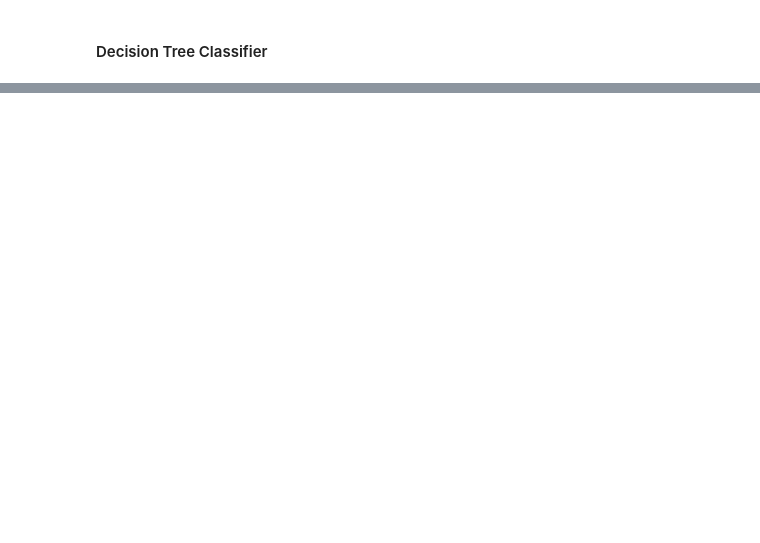
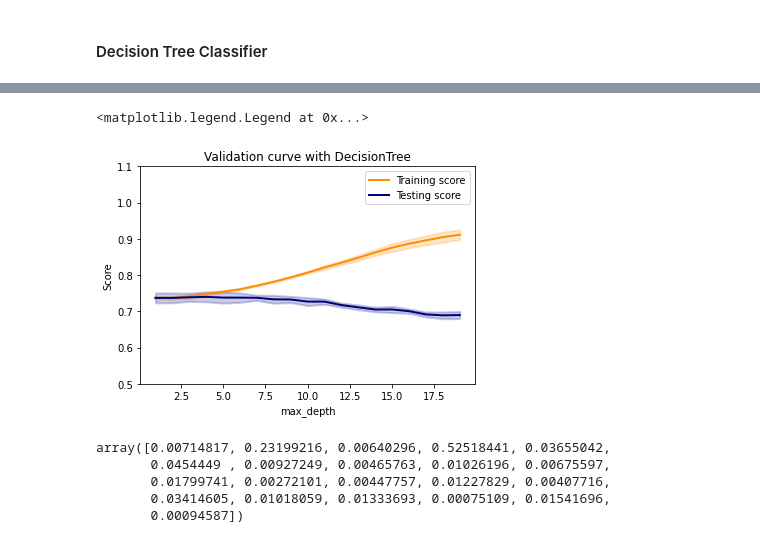
Before and after one commit to sharuhinda/ds_spaceship, a Jupyter notebook: ml_experiments.ipynb, the cells around one changed output, grey strips where cells are left out. Drawn from its saved outputs; the diff is of its cells as text; code cells hidden in the pictures; blank space fills up the shorter version.

```diff
--- a/ml_experiments.ipynb
+++ b/ml_experiments.ipynb
@@ -275,0 +312,50 @@ plt.legend(loc='best')
+# %%
+param_range = [x for x in range(1, 20)]
+train_scores, test_scores = validation_curve(dt_clf_norm, X_total, y_total, param_name='max_depth', param_range=param_range, cv=5)
+train_scores_mean = np.mean(train_scores, axis=1)
+train_scores_std = np.std(train_scores, axis=1)
+test_scores_mean = np.mean(test_scores, axis=1)
+test_scores_std = np.std(test_scores, axis=1)
+# %%
+plt.figure()
+plt.title('Validation curve with DecisionTree')
+plt.xlabel('max_depth')
+plt.ylabel('Score')
+plt.ylim(0.5, 1.1)
+
+plt.plot(
+    param_range,
+    train_scores_mean,
+    label='Training score',
+    color='darkorange', linewidth=2
+)
+plt.fill_between(
+    param_range,
+    train_scores_mean - train_scores_std,
+    train_scores_mean + train_scores_std,
+    alpha=0.2, color='darkorange', linewidth=2
+)
+plt.plot(
+    param_range,
+    test_scores_mean,
+    label='Testing score',
+    color='navy', linewidth=2
+)
+plt.fill_between(
+    param_range,
+    test_scores_mean - test_scores_std,
+    test_scores_mean + test_scores_std,
+    alpha=0.2, color='navy', linewidth=2
+)
+plt.legend(loc='best')
+# %% [output]
+<matplotlib.legend.Legend at 0x...>
+[figure, added]
+# %%
+dt_clf_norm.feature_importances_
+# %% [output]
+array([0.00714817, 0.23199216, 0.00640296, 0.52518441, 0.03655042,
+       0.0454449 , 0.00927249, 0.00465763, 0.01026196, 0.00675597,
+       0.01799741, 0.00272101, 0.00447757, 0.01227829, 0.00407716,
+       0.03414605, 0.01018059, 0.01333693, 0.00075109, 0.01541696,
+       0.00094587])
```
Also changed, not shown: parts of 24 cells of this notebook, 1 other file.
